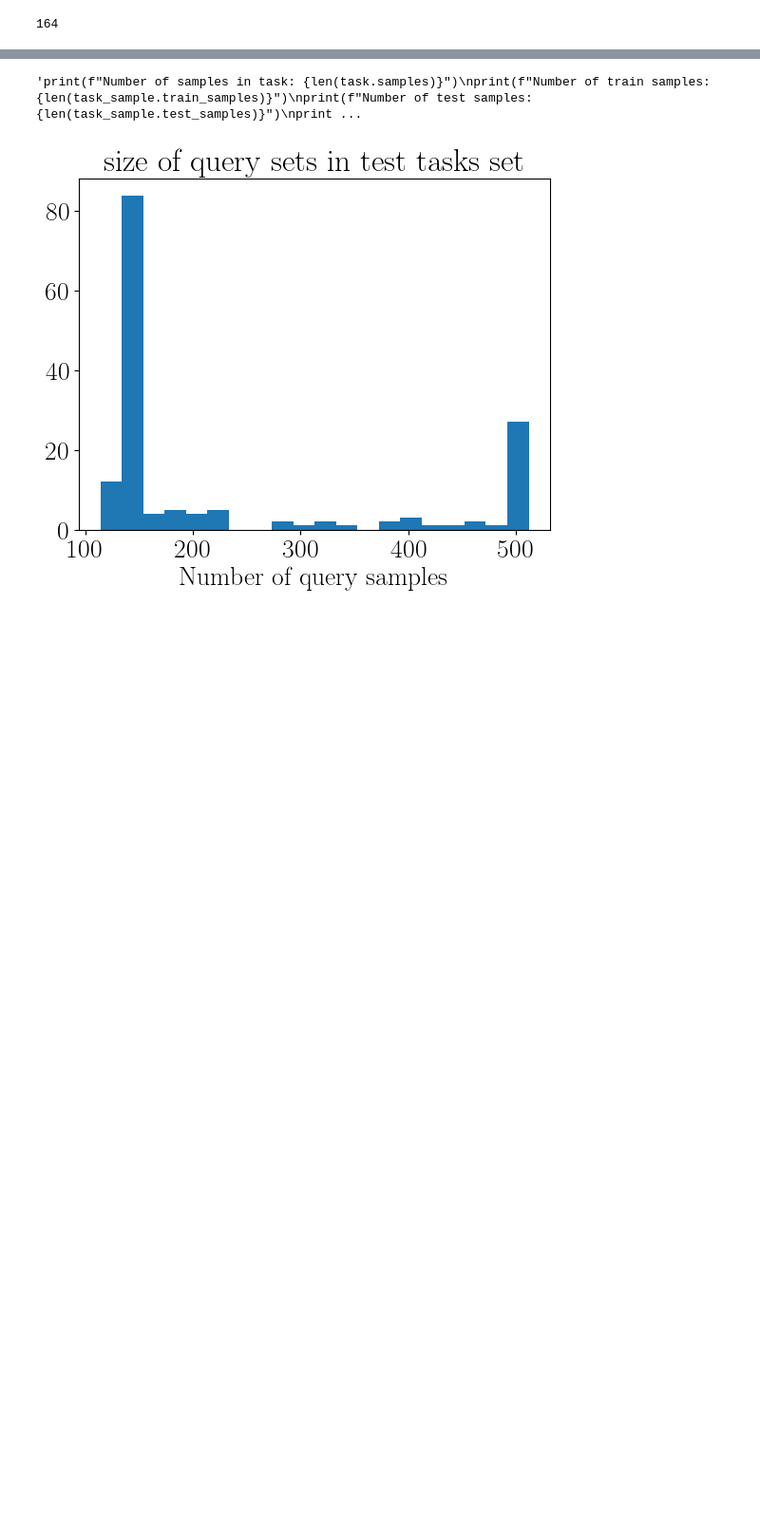
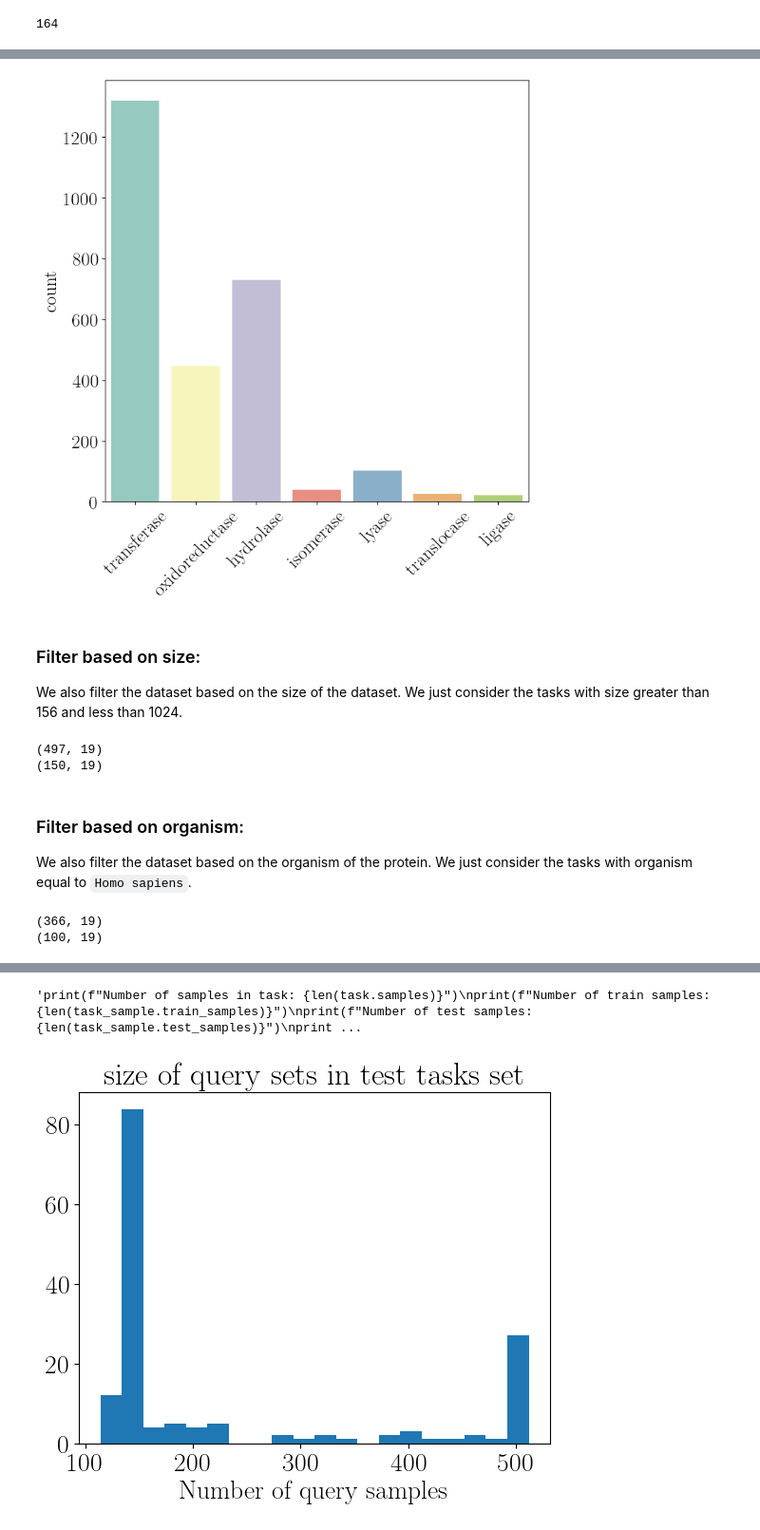
Before and after one commit to HFooladi/FS-Mol, a Jupyter notebook: notebooks/new_dataset.ipynb, the cells around one changed output, grey strips where cells are left out. Shown at 95% size. Drawn from its saved outputs; the diff is of its cells as text; code cells hidden in the pictures; blank space fills up the shorter version.

```diff
--- a/notebooks/new_dataset.ipynb
+++ b/notebooks/new_dataset.ipynb
@@ -103,0 +235,10 @@ plt.show()
+# %%
+plt.figure(figsize=(8, 8))
+sns.countplot(x=train_EC, palette="Set3")
+plt.xticks(rotation=45)
+plt.show()
+# %% [output]
+[figure, added]
+# %% [markdown]
+### Filter based on size:
+We also filter the dataset based on the size of the dataset. We just consider the tasks with size greater than 156 and less than 1024.
@@ -103,0 +255,12 @@ plt.show()
+# %%
+train_proteins_df = train_proteins_df[(a >= 100) & (a <= 1024)]
+test_proteins_df = test_proteins_df[(b >= 100) & (b <= 1024)]
+
+print(train_proteins_df.shape)
+print(test_proteins_df.shape)
+# %% [output]
+(497, 19)
+(150, 19)
+# %% [markdown]
+### Filter based on organism:
+We also filter the dataset based on the organism of the protein. We just consider the tasks with organism equal to `Homo sapiens`.
@@ -103,0 +277,9 @@ plt.show()
+# %%
+train_proteins_df = train_proteins_df[(a == 'Homo sapiens')]
+test_proteins_df = test_proteins_df[(b == 'Homo sapiens')]
+
+print(train_proteins_df.shape)
+print(test_proteins_df.shape)
+# %% [output]
+(366, 19)
+(100, 19)
```
Also changed, not shown: parts of 125 cells of this notebook.
